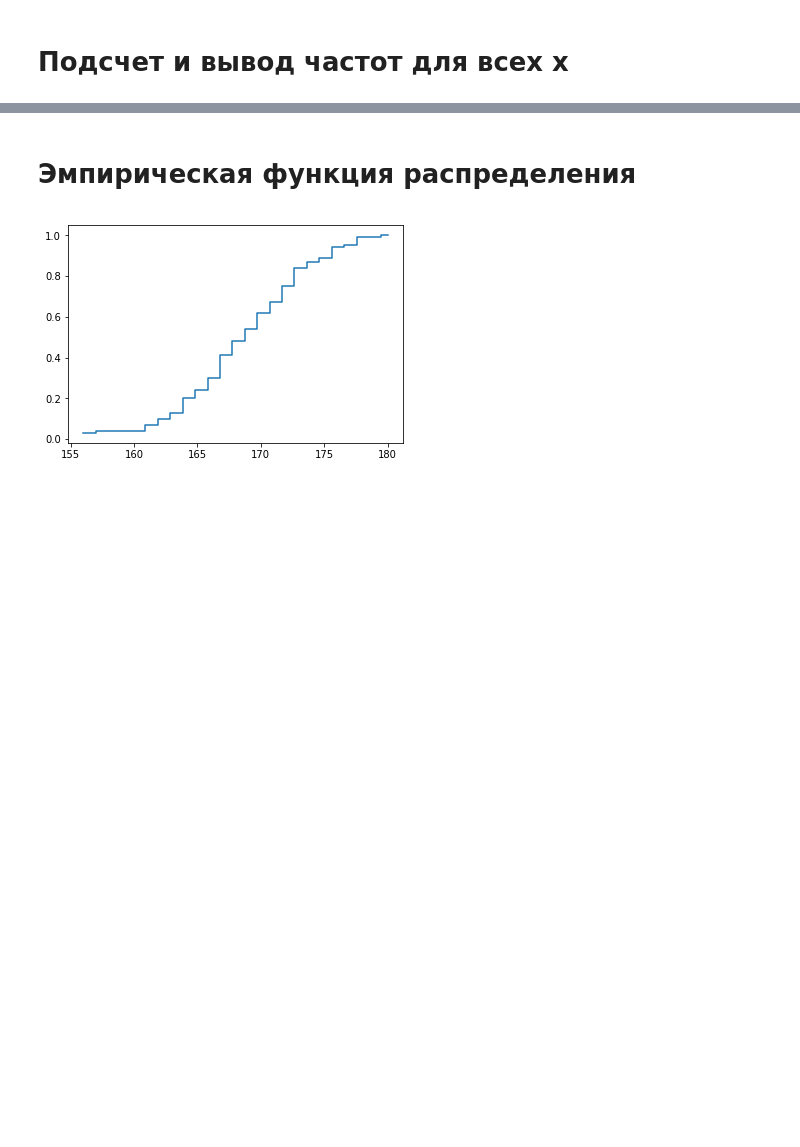
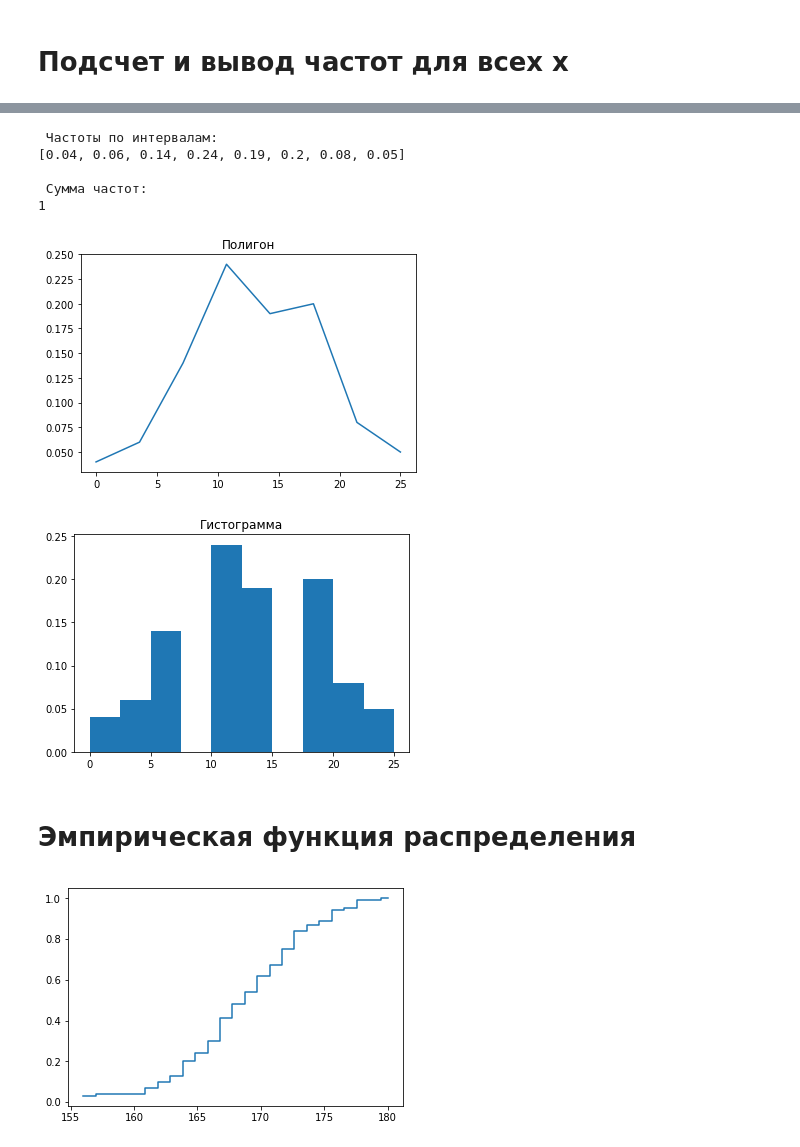
Before and after one commit to nikita-potashev/Python-for-kids, a Jupyter notebook: EasyDataScience/DataAnalyzer.ipynb, the cells around one changed output, grey strips where cells are left out. Drawn from its saved outputs; the diff is of its cells as text; code cells hidden in the pictures; blank space fills up the shorter version.

```diff
--- a/EasyDataScience/DataAnalyzer.ipynb
+++ b/EasyDataScience/DataAnalyzer.ipynb
@@ -29,3 +109,59 @@ print(data_freq)
+# %%
+def intervals_cumsum(x_min,step,size):
+    start=x_min;a=[];b=[]
+    for i in range(size):
+        a.append(start)
+        start+=step
+        b.append(start)
+    return a,b
+
+def count_values(data,element):
+    count=0;counts=[]
+    for item in data['X']:
+        if item<=element:
+            count+=1
+    return count
+
+def counter_in(data,b):
+    delta=[];f=0
+    for index in range(len(b)):
+        first=count_values(data,b[index])-f
+        delta.append(first)
+        f+=first
+    return delta
+
+
+def frequences(ni,n):
+    freq=[]
+    for item in ni:
+        freq.append(item/n)
+    return freq
+
+a,b=intervals_cumsum(X_min,H,K)
+ni=counter_in(data,b)
+freq=frequences(ni,100)
+print('\n Частоты по интервалам:')
+print(freq)
+print('\n Сумма частот:')
+print(round(sum(freq)))
+
+x=np.linspace(0,25,8)
+plt.plot(x,freq)
+plt.title('Полигон')
+plt.show()
+
+
+plt.hist(x,10,weights=freq)
+plt.title('Гистограмма')
+plt.show()
+# %% [output]
+ Частоты по интервалам:
+[0.04, 0.06, 0.14, 0.24, 0.19, 0.2, 0.08, 0.05]
+
+ Сумма частот:
+1
+[figure, added]
+[figure, added]
 # %% [markdown]
 # Эмпирическая функция распределения
 # %%
```
Also changed, not shown: parts of 17 cells of this notebook.
